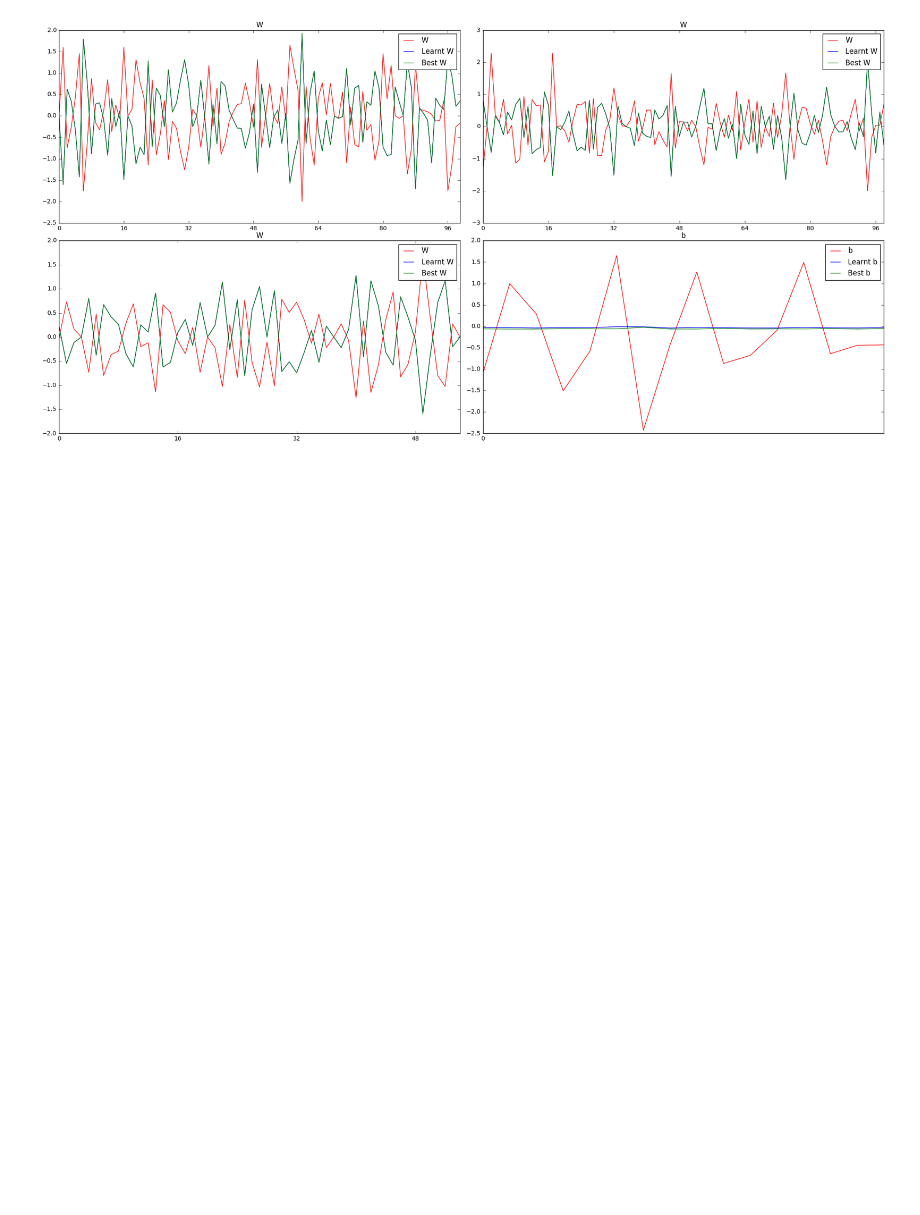
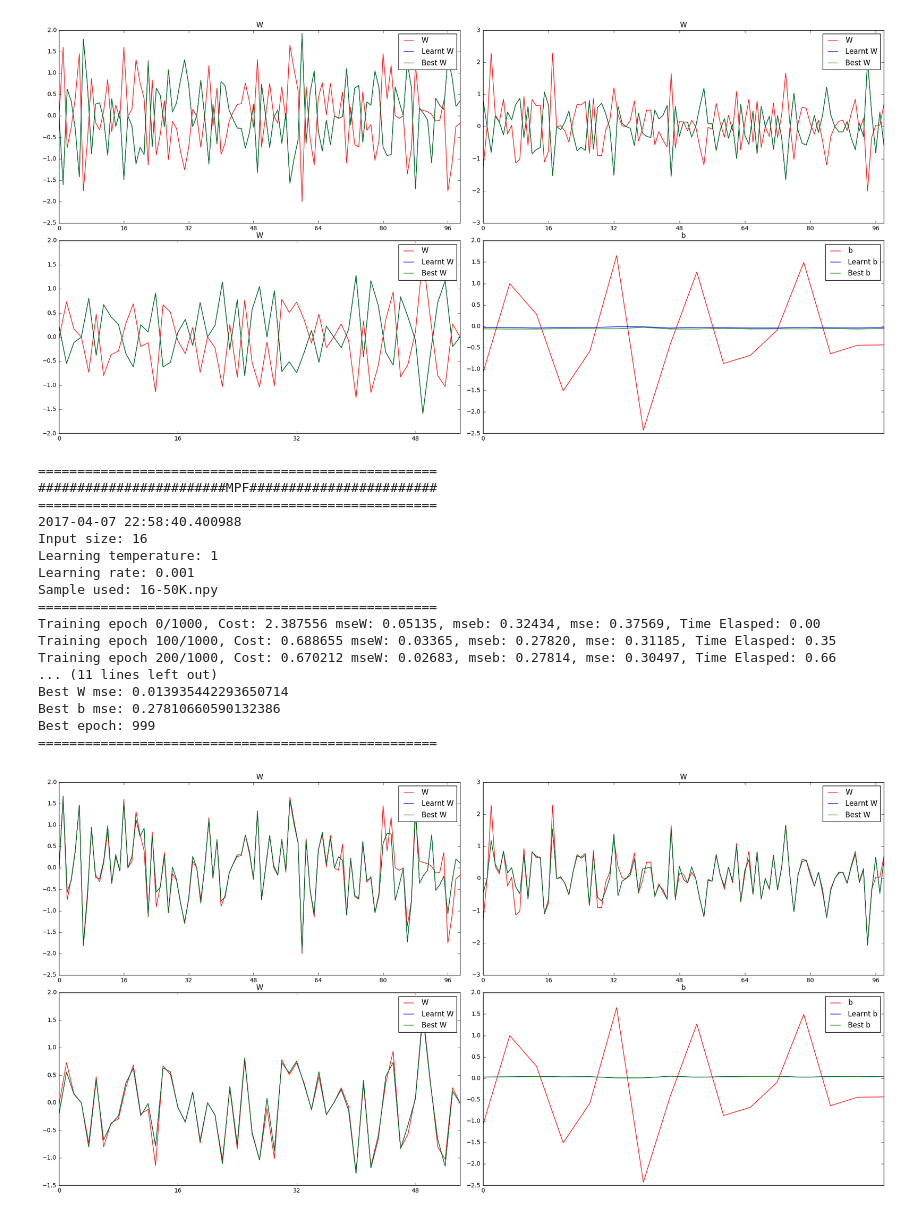
Before and after one commit to zunction/old-mmpf, a Jupyter notebook: filtermpf/16DiagBias.ipynb, the cells around one changed output. Drawn from its saved outputs; the diff is of its cells as text; code cells hidden in the pictures; blank space fills up the shorter version.

```diff
--- a/filtermpf/16DiagBias.ipynb
+++ b/filtermpf/16DiagBias.ipynb
@@ -76,7 +78,7 @@ class mpf(object):
         self.params = [self.W]
 
 
-    def cost(self, lr = 1e-2, epsilon = 1):
+    def cost(self, lr = 1e-2):
         """
         Returns the cost.
         """
@@ -89,17 +91,17 @@ class mpf(object):
         print ('Learning temperature: {0}'.format(self.temperature))
         print ('Learning rate: {0}'.format(lr))
 
-        cost = T.mean(T.exp(1/self.temperature * ((self.x - 0.5) * T.dot(self.x, self.W)) \
-                             - 0.25 * (self.W - T.fill_diagonal(self.W, 0)))) * epsilon
+        cost = T.mean(T.exp(1/self.temperature * (-(self.x - 0.5) * T.dot(self.x, self.W)) \
+                              - 0.25 * T.diag(self.W)))
 
         Wgrad = T.grad(cost, self.W)
-#         Wupdate = 0.5 * ((self.W - lr * Wgrad) + (self.W - lr * Wgrad).T)
-        Wupdate = self.W - lr * Wgrad
+        Wupdate = 0.5 * ((self.W - lr * Wgrad) + (self.W - lr * Wgrad).T) # tranpose in Theano is same as Numpy
+#         Wupdate = self.W - lr * Wgrad
         updates = [(self.W, Wupdate)]
 
         return cost, updates
 # %%
-def trainmpf(units = 16, lr = 1e-2, epsilon = 1, n_epochs = 1000,
+def trainmpf(units = 16, lr = 1e-2, n_epochs = 1000,
              batchsize = 16, temperature = 1, validate_every = 100, sample = '16-50K.npy'):
     """
     Trains parameters using MPF.
@@ -109,7 +111,7 @@ def trainmpf(units = 16, lr = 1e-2, epsilon = 1, n_epochs = 1000,
     x = T.matrix('x')
     flow = mpf(input = x, n = units, temperature = temperature)
 
-    cost, updates = flow.cost(lr = lr, epsilon = epsilon)
+    cost, updates = flow.cost(lr = lr)
 
     dataset = load_data(sample)
     n_dataset_batches = dataset.get_value(borrow = True).shape[0] // batchsize
@@ -314,3 +316,25 @@ Best b mse: 0.2751568537409833
 Best epoch: 5
 ===================================================
 [figure]
+# %%
+trainmpf(units = 16, lr = 1e-3, n_epochs = 1000,
+             batchsize = 16, temperature = 1, validate_every = 100, sample = '16-50K.npy')
+# %% [output]
+===================================================
+########################MPF########################
+===================================================
+2017-04-07 22:58:40.400988
+Input size: 16
+Learning temperature: 1
+Learning rate: 0.001
+Sample used: 16-50K.npy
+===================================================
+Training epoch 0/1000, Cost: 2.387556 mseW: 0.05135, mseb: 0.32434, mse: 0.37569, Time Elasped: 0.00
+Training epoch 100/1000, Cost: 0.688655 mseW: 0.03365, mseb: 0.27820, mse: 0.31185, Time Elasped: 0.35
+Training epoch 200/1000, Cost: 0.670212 mseW: 0.02683, mseb: 0.27814, mse: 0.30497, Time Elasped: 0.66
+... (11 lines left out)
+Best W mse: 0.013935442293650714
+Best b mse: 0.27810660590132386
+Best epoch: 999
+===================================================
+[figure, added]
```
Also changed, not shown: parts of 7 cells of this notebook, 1 other file.
